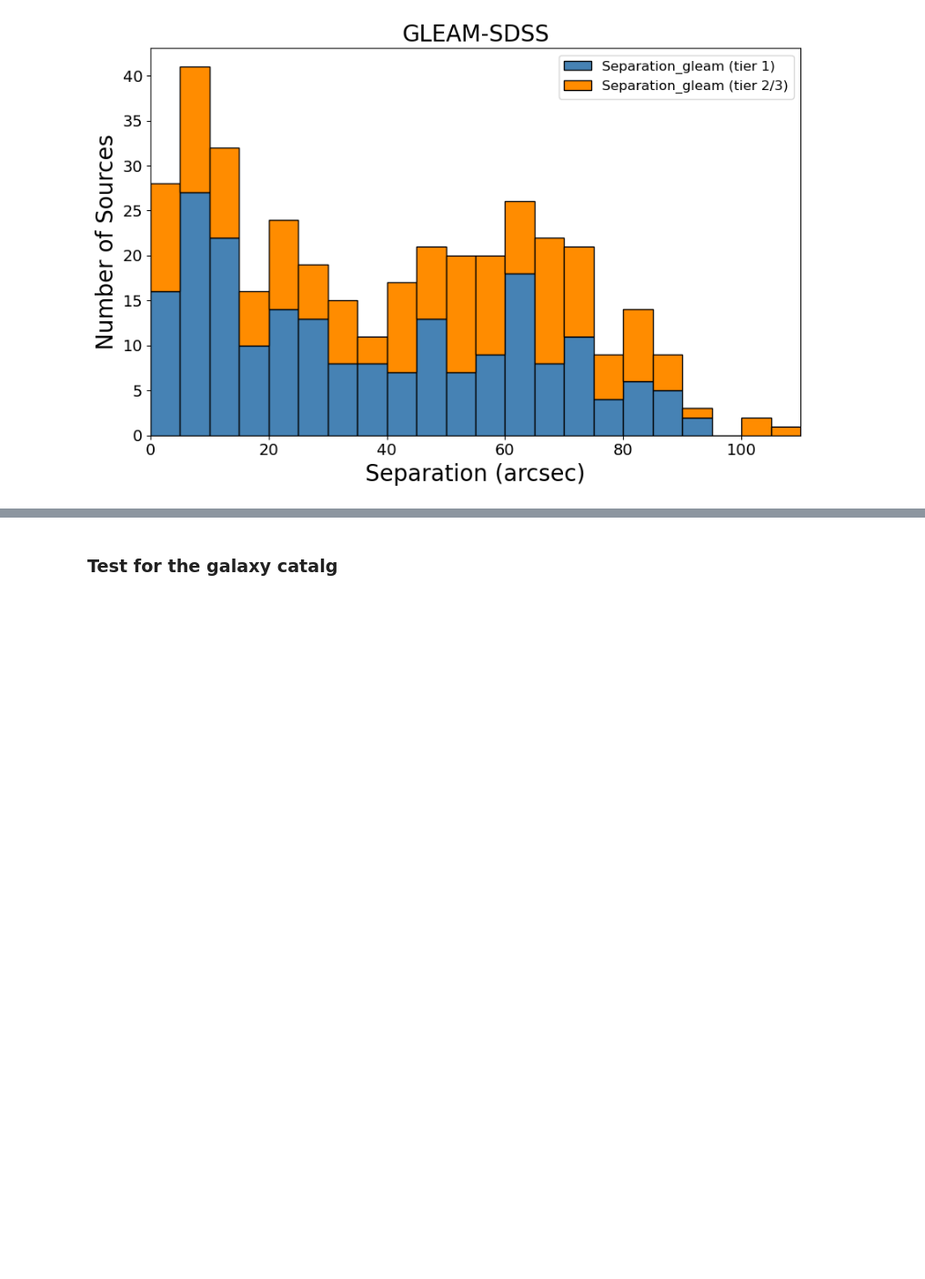
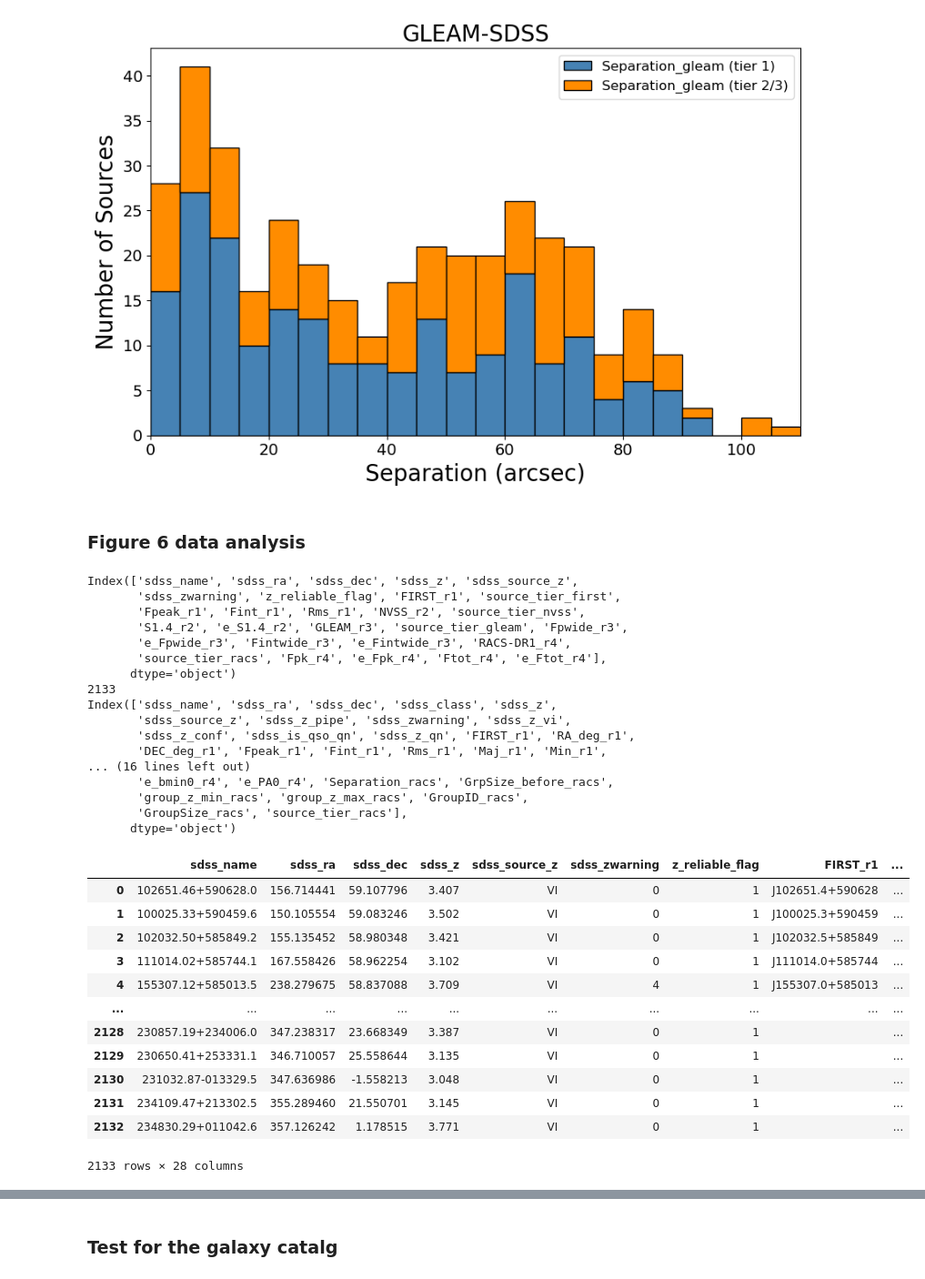
Before and after one commit to ykzhang112233/highz-catalogue, a Jupyter notebook: scripts/0-result_analysis.ipynb, the cells around one changed output, grey strips where cells are left out. Shown at 91% size. Drawn from its saved outputs; the diff is of its cells as text; code cells hidden in the pictures; blank space fills up the shorter version.

```diff
--- a/scripts/0-result_analysis.ipynb
+++ b/scripts/0-result_analysis.ipynb
@@ -763,3 +752,77 @@ just_show_distance(survey = 'gleam', show_uplim = 110, bin_size = 5)
 # %% [output]
 The number of data points: 208
 [figure]
+# %% [markdown]
+### Figure 6 data analysis
+# %%
+# prepare data
+
+final_table_path = 'final_matched_highz_catalogue.fits'
+ref_table_patha = 'matched_radio_highz_catalogue.fits'
+ref_table_pathb = 'ref_o1r1234_all_sources.fits'
+with fits.open(final_table_path) as hdul:
+    data = hdul[1].data
+    table_fi = Table(data)
+df_fi = table_fi.to_pandas()
+
+with fits.open(ref_table_patha) as hdul:
+    data = hdul[1].data
+    table_fa = Table(data)
+df_ref_a = table_fa.to_pandas()
+
+# select subset with z_reliable_flag == 1 and source_tier_first exist and =1
+# df_z12 = df_fi[df_fi['z_reliable_flag'] <= 2].reset_index(drop=True)
+# This block can be used to various analysis
+def get_tier_flag(row,column_use):
+    tiers = row[[column_use]]
+    if any(t == 1 for t in tiers):
+        return 'tier_1'
+    elif any(t in [2, 3] for t in tiers):
+        return 'tier23'
+    else:
+        return 'none'  # 可选
+def filter_df(df1,df_full,z_flag_lim = 1):
+    # df1.replace([-32768,-2147483648], 'NA', inplace=True)
+    df1=df1[df1['z_reliable_flag'] <= z_flag_lim].reset_index(drop=True)
+    df_full=df_full[(df_full['sdss_name'].isin(df1['sdss_name'])) | (df_full['source_tier_first'] >= -1) \
+                     | (df_full['source_tier_nvss'] >= -1) | (df_full['source_tier_gleam'] >= -1) | (df_full['source_tier_racs'] >= -1)
+                    ].reset_index(drop=True)
+    return df1,df_full
+
+df_good,df_full_good= filter_df(df_fi, df_ref_a, z_flag_lim=1)
+# %%
+print(df_good.columns)
+print(len(df_good))
+print(df_full_good.columns)
+df_good
+# %% [output]
+Index(['sdss_name', 'sdss_ra', 'sdss_dec', 'sdss_z', 'sdss_source_z',
+       'sdss_zwarning', 'z_reliable_flag', 'FIRST_r1', 'source_tier_first',
+       'Fpeak_r1', 'Fint_r1', 'Rms_r1', 'NVSS_r2', 'source_tier_nvss',
+       'S1.4_r2', 'e_S1.4_r2', 'GLEAM_r3', 'source_tier_gleam', 'Fpwide_r3',
+       'e_Fpwide_r3', 'Fintwide_r3', 'e_Fintwide_r3', 'RACS-DR1_r4',
+       'source_tier_racs', 'Fpk_r4', 'e_Fpk_r4', 'Ftot_r4', 'e_Ftot_r4'],
+      dtype='object')
+2133
+Index(['sdss_name', 'sdss_ra', 'sdss_dec', 'sdss_class', 'sdss_z',
+       'sdss_source_z', 'sdss_z_pipe', 'sdss_zwarning', 'sdss_z_vi',
+       'sdss_z_conf', 'sdss_is_qso_qn', 'sdss_z_qn', 'FIRST_r1', 'RA_deg_r1',
+       'DEC_deg_r1', 'Fpeak_r1', 'Fint_r1', 'Rms_r1', 'Maj_r1', 'Min_r1',
+... (16 lines left out)
+       'e_bmin0_r4', 'e_PA0_r4', 'Separation_racs', 'GrpSize_before_racs',
+       'group_z_min_racs', 'group_z_max_racs', 'GroupID_racs',
+       'GroupSize_racs', 'source_tier_racs'],
+      dtype='object')
+|  | sdss_name | sdss_ra | sdss_dec | sdss_z | sdss_source_z | sdss_zwarning | z_reliable_flag | FIRST_r1 | ... |
+| 0 | 102651.46+590628.0 | 156.714441 | 59.107796 | 3.407 | VI | 0 | 1 | J102651.4+590628 | ... |
+| 1 | 100025.33+590459.6 | 150.105554 | 59.083246 | 3.502 | VI | 0 | 1 | J100025.3+590459 | ... |
+| 2 | 102032.50+585849.2 | 155.135452 | 58.980348 | 3.421 | VI | 0 | 1 | J102032.5+585849 | ... |
+| 3 | 111014.02+585744.1 | 167.558426 | 58.962254 | 3.102 | VI | 0 | 1 | J111014.0+585744 | ... |
+| 4 | 155307.12+585013.5 | 238.279675 | 58.837088 | 3.709 | VI | 4 | 1 | J155307.0+585013 | ... |
+| ... | ... | ... | ... | ... | ... | ... | ... | ... | ... |
+| 2128 | 230857.19+234006.0 | 347.238317 | 23.668349 | 3.387 | VI | 0 | 1 |  | ... |
+| 2129 | 230650.41+253331.1 | 346.710057 | 25.558644 | 3.135 | VI | 0 | 1 |  | ... |
+| 2130 | 231032.87-013329.5 | 347.636986 | -1.558213 | 3.048 | VI | 0 | 1 |  | ... |
+| 2131 | 234109.47+213302.5 | 355.289460 | 21.550701 | 3.145 | VI | 0 | 1 |  | ... |
+| 2132 | 234830.29+011042.6 | 357.126242 | 1.178515 | 3.771 | VI | 0 | 1 |  | ... |
+2133 rows × 28 columns
```
Also changed, not shown: parts of 5 cells of this notebook.
